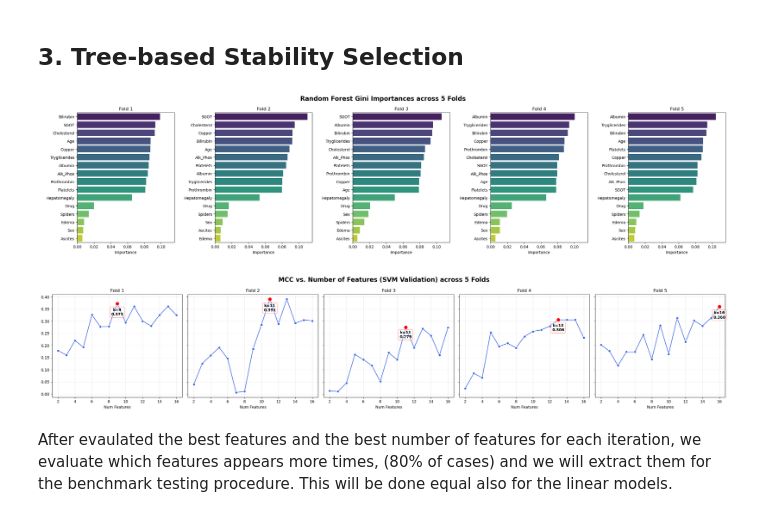
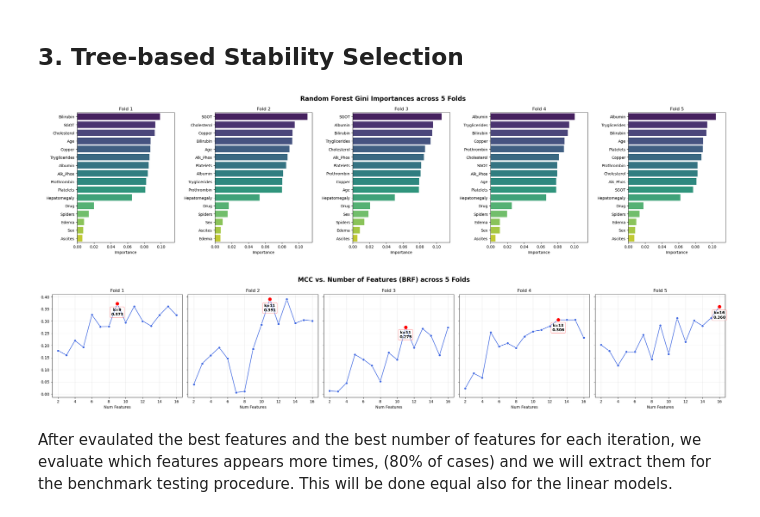
Before and after one commit to Markus2409/AML_project, a Jupyter notebook: notebooks/02_Feature_Selection_and_Modeling.ipynb, the cells around one changed output. Saved outputs shown, nothing was run; the diff lists cells and outputs as text; code cells hidden in the pictures.

Commit message:
minor graphics fixes

```diff
--- a/notebooks/02_Feature_Selection_and_Modeling.ipynb
+++ b/notebooks/02_Feature_Selection_and_Modeling.ipynb
@@ -217,6 +217,14 @@ As shown in the graph, the Balanced Random Forest (red) consistently outperforms
 Regarding the number of estimators we can see that 500 estimators lead to the maximum MCC reachable and is essential for the balanced model. Like the Standard RF, it degrades in performance after 500 trees. Consequently, we select the Balanced Random Forest with 500 estimators as the optimal configuration for the subsequent feature selection phase.
 # %% [markdown]
 ## 3. Tree-based Stability Selection
+# %%
+    best_model = BalancedRandomForestClassifier(
+        n_estimators=500,
+        sampling_strategy='all',
+        replacement=True,
+        random_state=42,
+        n_jobs=-1
+    )
 # %%
 estimator = best_model
 rf = best_model
@@ -277,42 +285,42 @@ plt.tight_layout()
 plt.savefig('../figures/02_gini_imp_5cv_tree.svg', bbox_inches='tight')
 plt.show()
 
-# Plot 2: MCC Validation Curve per fold per different k number of features
+# Plot 2: MCC testing Curve per fold per different k number of features
 fig2, axes2 = plt.subplots(1, 5, figsize=(25, 5), sharey=True)
-fig2.suptitle('MCC vs. Number of Features (SVM Validation) across 5 Folds', fontsize=16, fontweight='bold')
+fig2.suptitle('MCC vs. Number of Features (BRF) across 5 Folds', fontsize=16, fontweight='bold')
 
 for idx, (fold_num, ks, curve, best_k) in enumerate(results_curve):
     ax = axes2[idx]
 
     # draw the main curve using Seaborn
     sns.lineplot(
         x=ks,
         y=curve,
         ax=ax,
         marker="o",
         color="royalblue"
     )
 
     # highlight the best K point
     best_mcc = curve[ks.index(best_k)]
     ax.scatter(best_k, best_mcc, color="red", s=100, zorder=5, edgecolor='white')
 
     # add text annotation for the best k (to make it more readable)
     ax.text(best_k, best_mcc - (max(curve)*0.05),
             f"k={best_k}\n{best_mcc:.3f}",
             ha='center', va='top', color='black', fontsize=10, fontweight='bold',
             bbox=dict(facecolor="white", alpha=0.4, edgecolor="red", boxstyle="round,pad=0.3"))
 
     ax.set_title(f"Fold {fold_num}")
     ax.set_xlabel("Num Features")
     ax.grid(True, alpha=0.3)
 
 plt.tight_layout()
 plt.savefig('../figures/02_num_feat_5cv_tree.svg', bbox_inches='tight')
 plt.show()
 # %% [output]
 [figure]
-[figure, old version]
+[figure, new version]
 # %% [markdown]
 After evaulated the best features and the best number of features for each iteration, we evaluate which features appears more times, (80% of cases) and we will extract them for the benchmark testing procedure. This will be done equal also for the linear models.
 # %%
```
Also changed, not shown: parts of 2 cells of this notebook, 9 other files.
